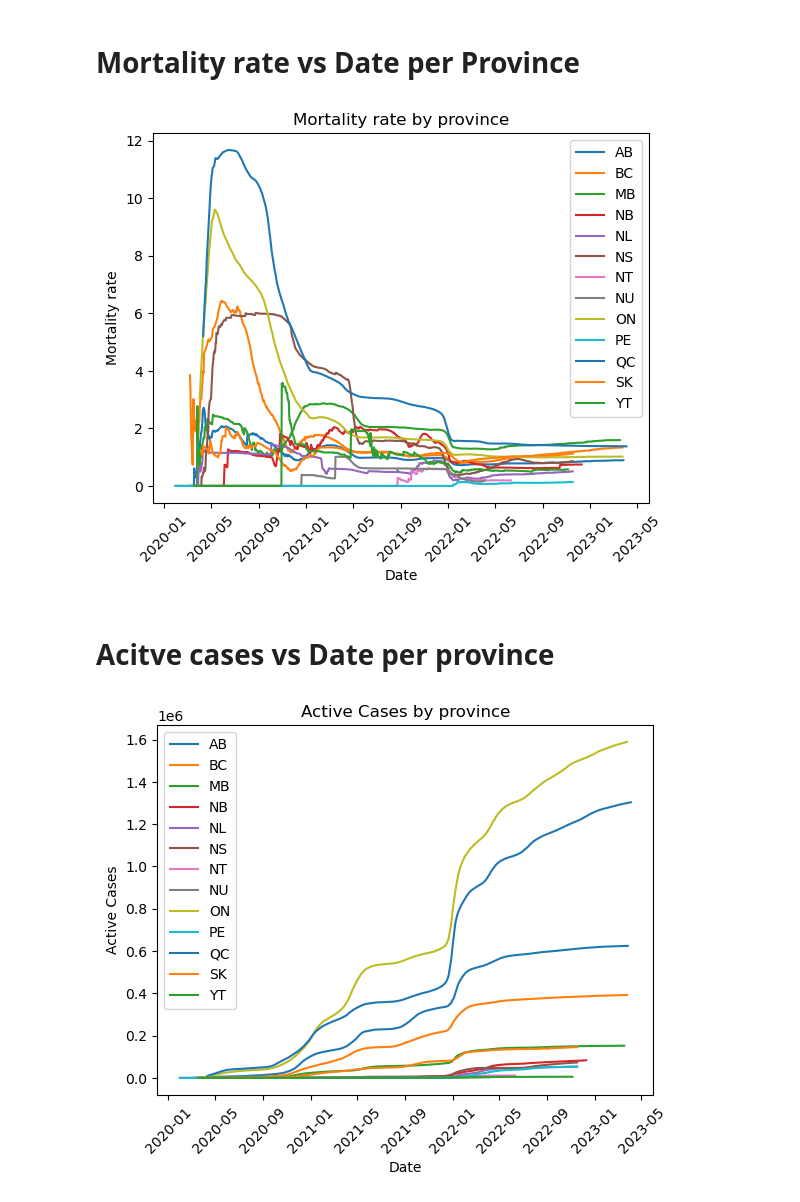
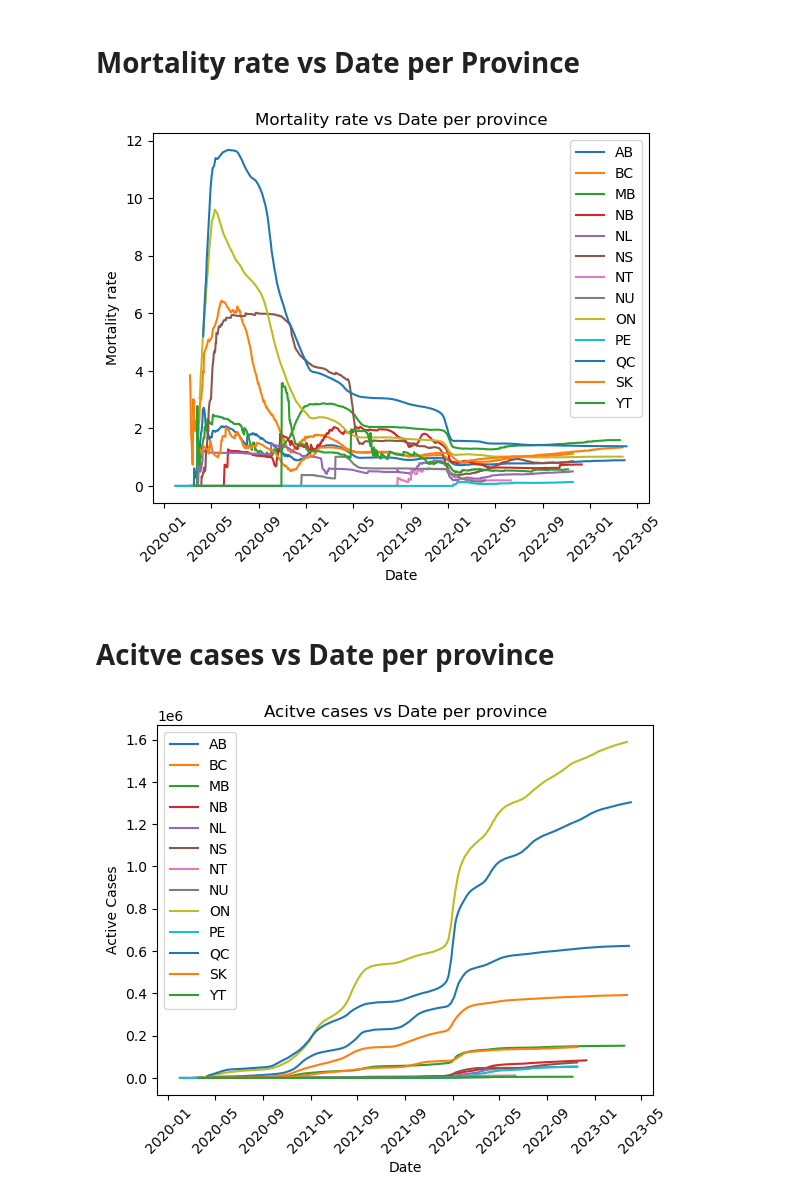
Before and after one commit to svafaeva93/Covid19AnalysisCanada, a Jupyter notebook: Data_extraction_API.ipynb, the cells around one changed output. Saved outputs shown, nothing was run; the diff lists cells and outputs as text; code cells hidden in the pictures.

```diff
--- a/Data_extraction_API.ipynb
+++ b/Data_extraction_API.ipynb
@@ -446,21 +454,22 @@ plt.show()
 # %%
 Mortality_rate_plot_df = covid_dataframe_df.loc[:, ['Province', 'Date', 'Mortality rate']]
 # sort by province and date
 Mortality_rate_plot_df = Mortality_rate_plot_df.sort_values(['Province', 'Date'])
 # create a separate plot for each province
 for province, group in Mortality_rate_plot_df.groupby('Province'):
     # plot Date vs Confirmed cases per day
     plt.plot(group['Date'], group['Mortality rate'], label=province)
 # add labels and legend
 plt.xlabel('Date')
 plt.xticks(rotation=45)
 plt.ylabel('Mortality rate')
-plt.title('Mortality rate by province')
+plt.title('Mortality rate vs Date per province')
 plt.legend()
 # show the plot
+plt.savefig("Output/Mortality rate vs Date per province.png")
 plt.show()
 # %% [output]
-[figure, old version]
+[figure, new version]
 # %% [markdown]
 # Acitve cases vs Date per province
 # %%
@@ -475,9 +484,10 @@ for province, group in active_cases_plot_df.groupby('Province'):
 plt.xlabel('Date')
 plt.xticks(rotation=45)
 plt.ylabel('Active Cases')
-plt.title('Active Cases by province')
+plt.title('Acitve cases vs Date per province')
 plt.legend()
 # show the plot
+plt.savefig("Output/Acitve cases vs Date per province.png")
 plt.show()
 # %% [output]
-[figure, old version]
+[figure, new version]
```
Also changed, not shown: parts of 16 cells of this notebook.
